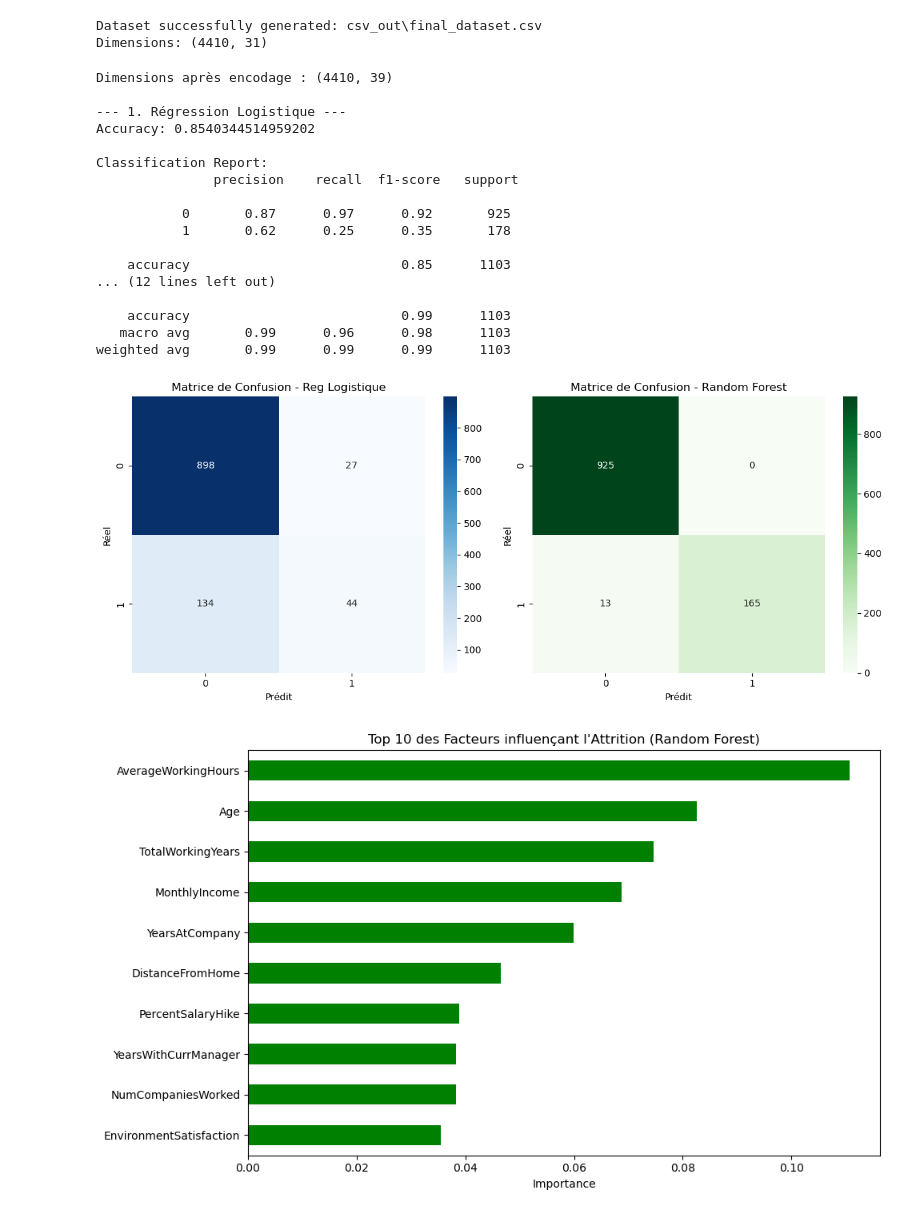
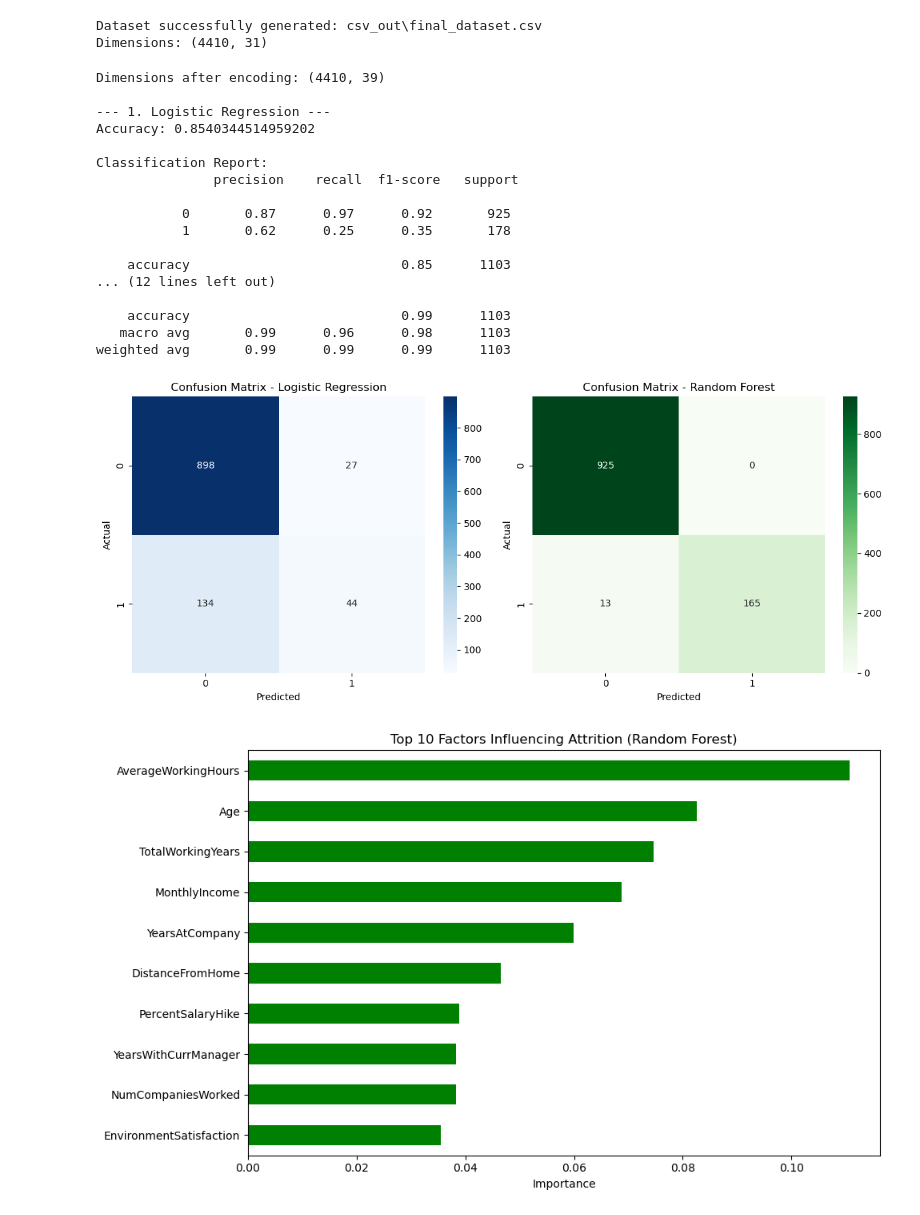
Before and after one commit to K3nt1/HumanForYou, a Jupyter notebook: TEST_ONE.ipynb, the cells around one changed output. Drawn from its saved outputs; the diff is of its cells as text; code cells hidden in the pictures.

```diff
--- a/TEST_ONE.ipynb
+++ b/TEST_ONE.ipynb
@@ -305,60 +304,60 @@ from sklearn.linear_model import LogisticRegression
 from sklearn.ensemble import RandomForestClassifier
 from sklearn.metrics import classification_report, confusion_matrix, accuracy_score, roc_auc_score, roc_curve
 
-# --- 1. Chargement et Nettoyage Final pour le ML ---
+# --- 1. Loading and Final Cleaning for Machine Learning ---
 
-# Si vous venez de charger le CSV
+# If you just loaded the CSV
 # df = pd.read_csv('csv_out/final_dataset.csv')
-# Sinon, on utilise main_df de l'étape précédente
+# Otherwise, use main_df from the previous step
 df = main_df.copy()
 
-# Suppression des colonnes inutiles pour la prédiction
-# EmployeeID : identifiant unique sans valeur prédictive
-# EmployeeCount, Over18, StandardHours : Ces colonnes contiennent souvent une seule valeur unique (constantes) dans ce dataset spécifique
+# Dropping columns that are not useful for prediction
+# EmployeeID : unique identifier without predictive value
+# EmployeeCount, Over18, StandardHours : These columns often contain a single unique value (constants) in this specific dataset
 cols_to_drop = ['EmployeeID', 'EmployeeCount', 'Over18', 'StandardHours', 'Attrition', 'Attrition_Numeric']
-# Note : On garde 'Attrition_Numeric' comme cible et on supprime 'Attrition' (texte)
+# Note: We keep 'Attrition_Numeric' as the target and remove 'Attrition' (text)
 
-# Vérifions si ces colonnes existent avant de les supprimer
+# Let's check if these columns exist before dropping them
 existing_cols_to_drop = [col for col in cols_to_drop if col in df.columns]
 X = df.drop(columns=[col for col in cols_to_drop if col in df.columns])
-y = df['Attrition_Numeric'] # La cible (Target)
+y = df['Attrition_Numeric'] # The target
 
-# --- 2. Encodage des Variables Catégorielles ---
-# Les algo de ML ne comprennent que les chiffres. Il faut transformer "Sales", "Married", etc.
-# On utilise pd.get_dummies pour le One-Hot Encoding (crée des colonnes Department_Sales, Department_HR...)
+# --- 2. Encoding Categorical Variables ---
+# Machine learning algorithms only understand numbers. We need to transform "Sales", "Married", etc.
+# We use pd.get_dummies for One-Hot Encoding (creates columns like Department_Sales, Department_HR...)
 X_encoded = pd.get_dummies(X, drop_first=True)
 
-print(f"Dimensions après encodage : {X_encoded.shape}")
+print(f"Dimensions after encoding: {X_encoded.shape}")
 
-# --- 3. Séparation Train / Test (Comme dans le WS) ---
-# On garde 20% ou 30% des données pour tester le modèle à la fin
+# --- 3. Train/Test Split (As in the WS) ---
+# We keep 20% or 30% of the data to test the model at the end
 X_train, X_test, y_train, y_test = train_test_split(X_encoded, y, test_size=0.25, random_state=42, stratify=y)
-# Note : 'stratify=y' est important ici car il y a peu de départs (15%), cela assure la même proportion dans le train et le test.
+# Note: 'stratify=y' is important here because there are few departures (15%), it ensures the same proportion in train and test.
 
-# --- 4. Mise à l'échelle (Scaling) ---
-# Important pour la Régression Logistique (équivalent de la Régression Linéaire du WS)
+# --- 4. Scaling ---
+# Important for Logistic Regression (equivalent to Linear Regression in WS)
 scaler = StandardScaler()
 X_train_scaled = scaler.fit_transform(X_train)
 X_test_scaled = scaler.transform(X_test)
 
 # ==============================================================================
-# MODÉLISATION (Adaptation du WS Regression -> Classification)
+# MODELING (Adaptation of WS Regression -> Classification)
 # ==============================================================================
 
-# --- Modèle 1 : Régression Logistique ---
-# C'est l'équivalent "Classification" de la Régression Linéaire. Simple et interprétable.
+# --- Model 1: Logistic Regression ---
+# It's the "Classification" equivalent of Linear Regression. Simple and interpretable.
 log_reg = LogisticRegression(max_iter=1000)
 log_reg.fit(X_train_scaled, y_train)
 y_pred_log = log_reg.predict(X_test_scaled)
 
-print("\n--- 1. Régression Logistique ---")
+print("\n--- 1. Logistic Regression ---")
 print("Accuracy:", accuracy_score(y_test, y_pred_log))
 print("\nClassification Report:\n", classification_report(y_test, y_pred_log))
 
-# --- Modèle 2 : Random Forest (Forêt Aléatoire) ---
-# Souvent plus performant que la régression simple pour les données RH complexes.
+# --- Model 2: Random Forest ---
+# Often more performant than simple regression for complex HR data.
 rf_model = RandomForestClassifier(n_estimators=100, random_state=42)
-rf_model.fit(X_train, y_train) # Les arbres n'ont pas forcément besoin de scaling
+rf_model.fit(X_train, y_train) # Trees do not necessarily need scaling
 y_pred_rf = rf_model.predict(X_test)
 
 print("\n--- 2. Random Forest ---")
@@ -366,60 +365,60 @@ print("Accuracy:", accuracy_score(y_test, y_pred_rf))
 print("\nClassification Report:\n", classification_report(y_test, y_pred_rf))
 
 # ==============================================================================
-# VISUALISATION DES RÉSULTATS (Évaluation)
+# RESULTS VISUALIZATION (Evaluation)
 # ==============================================================================
 
-# 1. Matrice de Confusion (Remplace les nuages de points "Valeur réelle vs Prédite" du WS)
+# 1. Confusion Matrix (Replaces the "Actual vs Predicted" scatter plots from WS)
 plt.figure(figsize=(12, 5))
 
 plt.subplot(1, 2, 1)
 sns.heatmap(confusion_matrix(y_test, y_pred_log), annot=True, fmt='d', cmap='Blues')
-plt.title('Matrice de Confusion - Reg Logistique')
-plt.xlabel('Prédit')
-plt.ylabel('Réel')
+plt.title('Confusion Matrix - Logistic Regression')
+plt.xlabel('Predicted')
+plt.ylabel('Actual')
 
 plt.subplot(1, 2, 2)
 sns.heatmap(confusion_matrix(y_test, y_pred_rf), annot=True, fmt='d', cmap='Greens')
-plt.title('Matrice de Confusion - Random Forest')
-plt.xlabel('Prédit')
-plt.ylabel('Réel')
+plt.title('Confusion Matrix - Random Forest')
+plt.xlabel('Predicted')
+plt.ylabel('Actual')
 
 plt.tight_layout()
 plt.savefig('img/confusion_matrices.png')
 plt.show()
 
-# 2. Importance des Features (Spécifique au Random Forest)
-# Cela répond à la demande du client : "Quels sont les facteurs qui influencent le turnover ?"
+# 2. Feature Importance (Specific to Random Forest)
+# This answers the client's request: "What are the factors influencing turnover?"
 importances = pd.Series(rf_model.feature_importances_, index=X_encoded.columns)
 top_10_features = importances.nlargest(10)
 
 plt.figure(figsize=(10, 6))
 top_10_features.sort_values().plot(kind='barh', color='green')
-plt.title('Top 10 des Facteurs influençant l\'Attrition (Random Forest)')
+plt.title('Top 10 Factors Influencing Attrition (Random Forest)')
 plt.xlabel('Importance')
 plt.tight_layout()
 plt.savefig('img/feature_importance.png')
 plt.show()
 # %% [output]
-Dimensions après encodage : (4410, 39)
+Dimensions after encoding: (4410, 39)
 
---- 1. Régression Logistique ---
+--- 1. Logistic Regression ---
 Accuracy: 0.8540344514959202
 
 Classification Report:
                precision    recall  f1-score   support
 
            0       0.87      0.97      0.92       925
            1       0.62      0.25      0.35       178
 
     accuracy                           0.85      1103
 ... (12 lines left out)
 
     accuracy                           0.99      1103
    macro avg       0.99      0.96      0.98      1103
 weighted avg       0.99      0.99      0.99      1103
-[figure, old version]
+[figure, new version]
-[figure, old version]
+[figure, new version]
 # %%
 from imblearn.over_sampling import SMOTE
 from sklearn.model_selection import GridSearchCV
```
Also changed, not shown: parts of 2 cells of this notebook, 3 other files.
